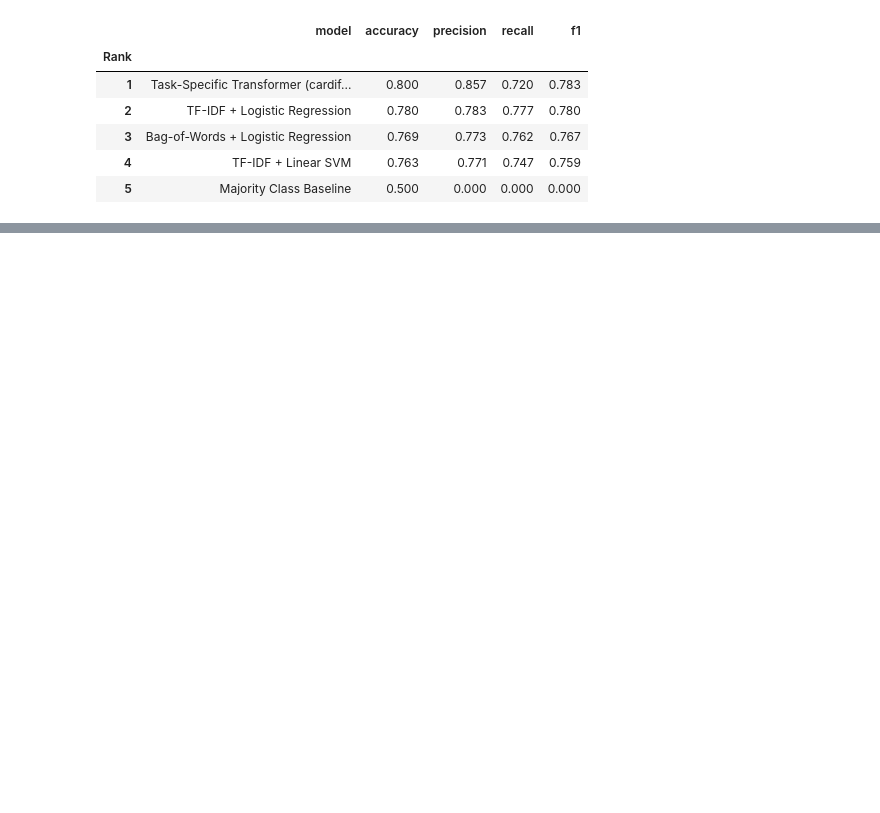
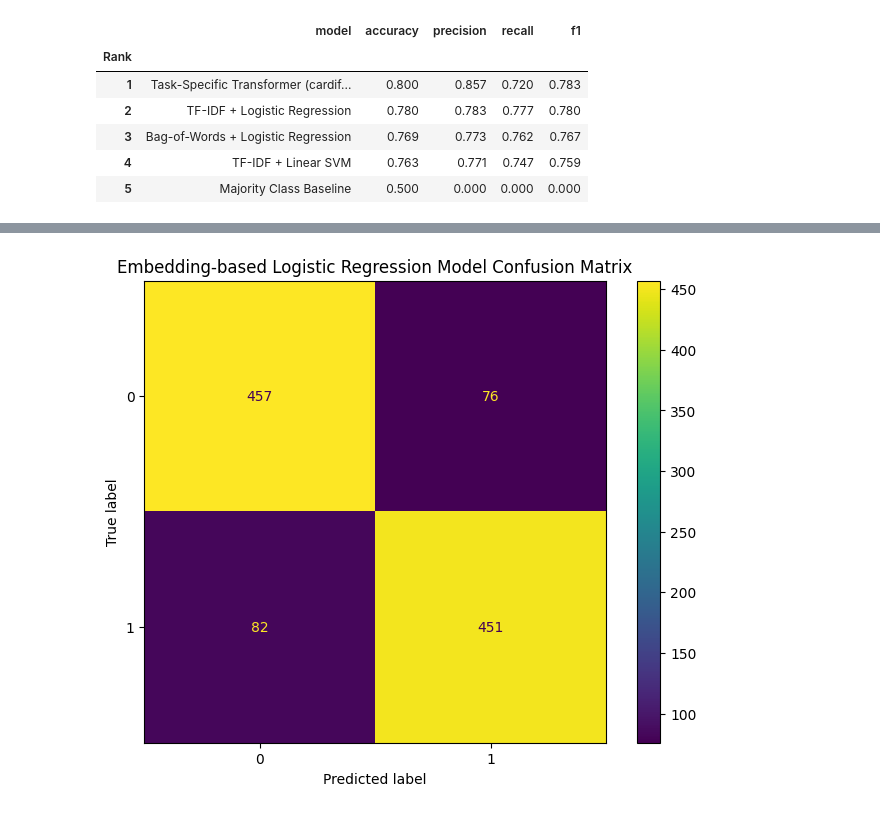
Before and after one commit to Alireza-Mirzadeh/llm-text-classification-benchmark, a Jupyter notebook: notebooks/03_transformer_models.ipynb, the cells around one changed output, grey strips where cells are left out. Cells and saved outputs as stored; diff of their text form; code cells hidden in the pictures; blank space fills up the shorter version.

Commit message:
Add embedding-based logistic regression results

```diff
--- a/notebooks/03_transformer_models.ipynb
+++ b/notebooks/03_transformer_models.ipynb
@@ -255,0 +259,3 @@ benchmark_df
+# %%
+# Initialize the embedding model using the SentenceTransformer class with the specified model name from the configuration. This model will be used to generate embeddings for the text data.
+embedding_model = SentenceTransformer(config["models"]["embeddings"]["model_name"])
@@ -255,0 +276,6 @@ benchmark_df
+# %%
+# Generate embeddings for the training data
+train_embeddings = embedding_model.encode(train_ds["text"], batch_size=config["models"]["embeddings"]["batch_size"], show_progress_bar=True)
+
+# Generate embeddings for the test data
+test_embeddings = embedding_model.encode(test_ds["text"], batch_size=config["models"]["embeddings"]["batch_size"], show_progress_bar=True)
@@ -255,0 +289,6 @@ benchmark_df
+# %%
+# Train logistic regression classifier on the generated embeddings
+classifier = LogisticRegression(max_iter=1000, random_state=42)
+
+# Fit the logistic regression classifier on the training embeddings and labels
+classifier.fit(train_embeddings, train_ds["label"])
@@ -255,0 +297,5 @@ benchmark_df
+# %%
+# Make predictions on the test embeddings using the trained logistic regression classifier
+y_pred_embeddings = classifier.predict(test_embeddings)
+
+print(f"Prediction shape: {y_pred_embeddings.shape}")
@@ -255,0 +329,6 @@ benchmark_df
+# %%
+# Confusion matrix for the embedding-based logistic regression model
+plot_confusion_matrix("Embedding-based Logistic Regression Model", test_ds["label"], y_pred_embeddings)
+plt.show()
+# %% [output]
+[figure, added]
```
Also changed, not shown: parts of 17 cells of this notebook, 3 other files.
